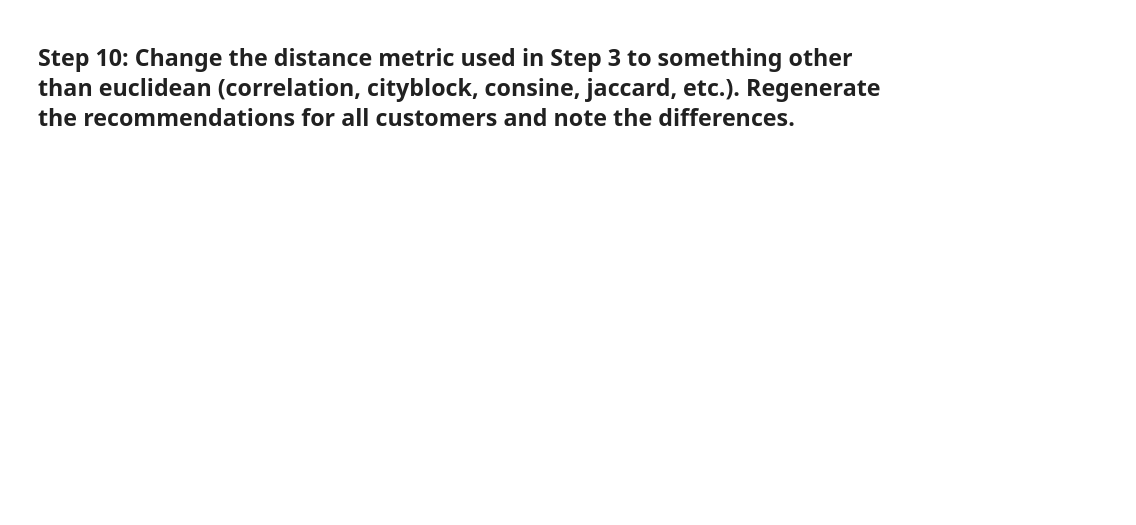
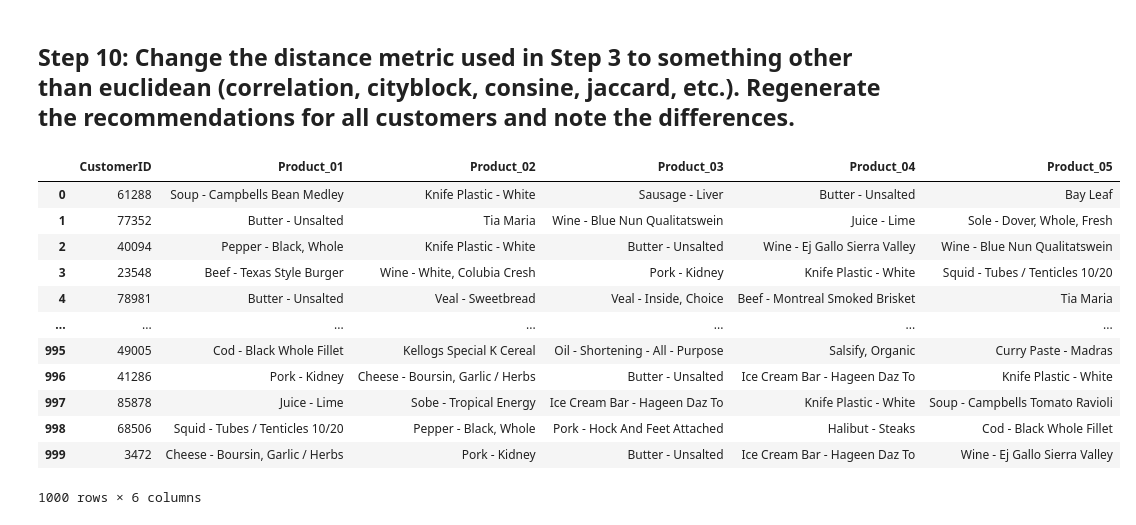
Before and after one commit to MargaMontV/dataptmad0223_labs, a Jupyter notebook: extra-work/m2/lab-intro-recommender-systems/your-code/main.ipynb, the cells around one changed output. Cells and saved outputs as stored; diff of their text form; code cells hidden in the pictures; blank space fills up the shorter version.

```diff
--- a/extra-work/m2/lab-intro-recommender-systems/your-code/main.ipynb
+++ b/extra-work/m2/lab-intro-recommender-systems/your-code/main.ipynb
@@ -172,2 +261,45 @@ This will give you the total number of each product purchased by the 5 most simi
 # %% [markdown]
 ## Step 10: Change the distance metric used in Step 3 to something other than euclidean (correlation, cityblock, consine, jaccard, etc.). Regenerate the recommendations for all customers and note the differences.
+# %%
+distance = pdist(product_customer_matrix.values.T, metric='cityblock')
+customer_similarity_matrix = pd.DataFrame(squareform(distance),
+                                          index=product_customer_matrix.columns,
+                                          columns=product_customer_matrix.columns)
+customer_similarity_matrix_norm = pd.DataFrame(1/(1 + squareform(pdist(product_customer_matrix.T, 'cityblock'))),
+                                index=product_customer_matrix.columns,
+                                columns=product_customer_matrix.columns)
+# %%
+customers_recommendations = {'CustomerID': [],'Product_01': [], 'Product_02': [],
+                       'Product_03': [], 'Product_04': [], 'Product_05': []}
+unique_customers = list(customer_product_sales['CustomerID'].unique())
+
+for i in unique_customers:
+    customer_similarity_matrix_sm = customer_similarity_matrix_norm[i].sort_values(ascending=False).iloc[1:6].index
+    similar_customers = customer_product_sales_total[customer_product_sales_total['CustomerID'].isin(customer_similarity_matrix_sm)]
+    similar_customers_product = similar_customers.groupby('ProductName')['Quantity'].sum().sort_values(ascending=False).reset_index()
+    merged_ranked_products = similar_customers_product.merge(product_customer_matrix.reset_index()[['ProductName', i]])
+    merged_ranked_products[merged_ranked_products[i] == 0].head(5).reset_index()
+
+    customers_recommendations['CustomerID'].append(i)
+    customers_recommendations['Product_01'].append(merged_ranked_products['ProductName'][0])
+    customers_recommendations['Product_02'].append(merged_ranked_products['ProductName'][1])
+    customers_recommendations['Product_03'].append(merged_ranked_products['ProductName'][2])
+    customers_recommendations['Product_04'].append(merged_ranked_products['ProductName'][3])
+    customers_recommendations['Product_05'].append(merged_ranked_products['ProductName'][4])
+# %%
+product_recommendations = pd.DataFrame(customers_recommendations)
+product_recommendations
+# %% [output]
+|  | CustomerID | Product_01 | Product_02 | Product_03 | Product_04 | Product_05 |
+| 0 | 61288 | Soup - Campbells Bean Medley | Knife Plastic - White | Sausage - Liver | Butter - Unsalted | Bay Leaf |
+| 1 | 77352 | Butter - Unsalted | Tia Maria | Wine - Blue Nun Qualitatswein | Juice - Lime | Sole - Dover, Whole, Fresh |
+| 2 | 40094 | Pepper - Black, Whole | Knife Plastic - White | Butter - Unsalted | Wine - Ej Gallo Sierra Valley | Wine - Blue Nun Qualitatswein |
+| 3 | 23548 | Beef - Texas Style Burger | Wine - White, Colubia Cresh | Pork - Kidney | Knife Plastic - White | Squid - Tubes / Tenticles 10/20 |
+| 4 | 78981 | Butter - Unsalted | Veal - Sweetbread | Veal - Inside, Choice | Beef - Montreal Smoked Brisket | Tia Maria |
+| ... | ... | ... | ... | ... | ... | ... |
+| 995 | 49005 | Cod - Black Whole Fillet | Kellogs Special K Cereal | Oil - Shortening - All - Purpose | Salsify, Organic | Curry Paste - Madras |
+| 996 | 41286 | Pork - Kidney | Cheese - Boursin, Garlic / Herbs | Butter - Unsalted | Ice Cream Bar - Hageen Daz To | Knife Plastic - White |
+| 997 | 85878 | Juice - Lime | Sobe - Tropical Energy | Ice Cream Bar - Hageen Daz To | Knife Plastic - White | Soup - Campbells Tomato Ravioli |
+| 998 | 68506 | Squid - Tubes / Tenticles 10/20 | Pepper - Black, Whole | Pork - Hock And Feet Attached | Halibut - Steaks | Cod - Black Whole Fillet |
+| 999 | 3472 | Cheese - Boursin, Garlic / Herbs | Pork - Kidney | Butter - Unsalted | Ice Cream Bar - Hageen Daz To | Wine - Ej Gallo Sierra Valley |
+1000 rows × 6 columns
```
Also changed, not shown: parts of 7 cells of this notebook.
